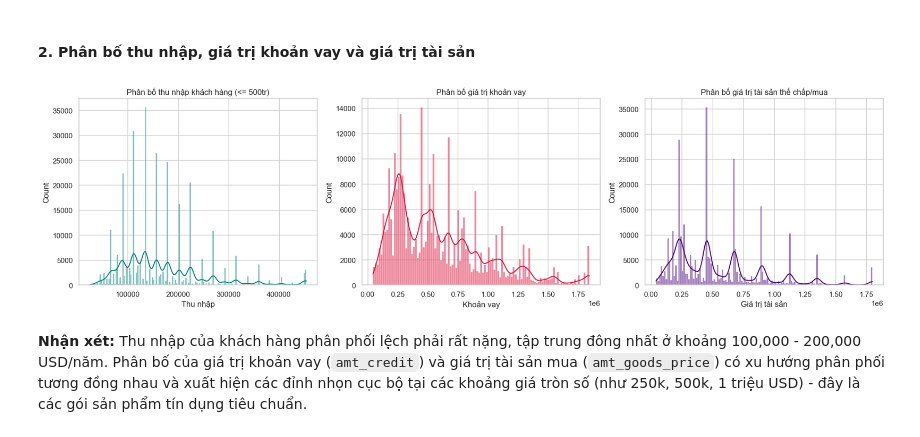
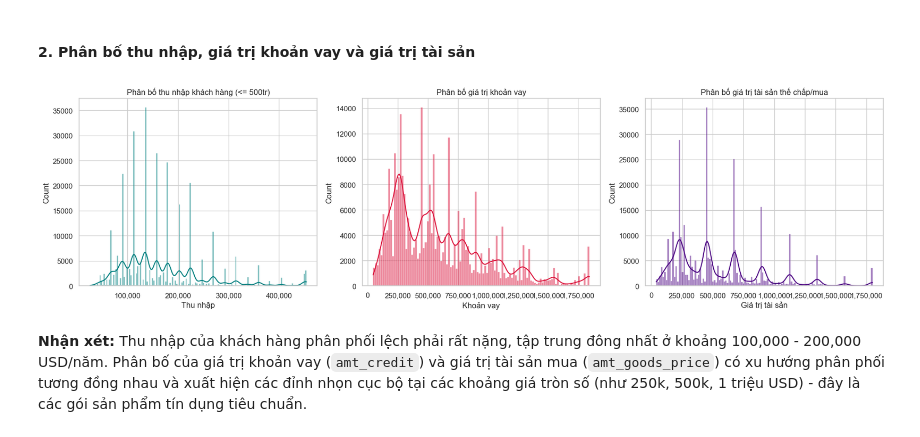
Before and after one commit to thanhhung9720001-collab/credit-risk-classifier, a Jupyter notebook: notebooks/04_eda_visualization.ipynb, the cells around one changed output. Drawn from its saved outputs; the diff is of its cells as text; code cells hidden in the pictures.

```diff
--- a/notebooks/04_eda_visualization.ipynb
+++ b/notebooks/04_eda_visualization.ipynb
@@ -256,27 +256,32 @@ Passing `palette` without assigning `hue` is deprecated and will be removed in v
 # %% [markdown]
 #### 2. Phân bố thu nhập, giá trị khoản vay và giá trị tài sản
 # %%
+import matplotlib.ticker as ticker
+
 fig, axes = plt.subplots(1, 3, figsize=(18, 5))
 
 # 1. Phân bố thu nhập (giới hạn dưới 500tr để tránh outlier kéo lệch biểu đồ)
 sns.histplot(data=df[df["amt_income_total"] <= 500000], x="amt_income_total", kde=True, ax=axes[0], color="teal")
 axes[0].set_title("Phân bố thu nhập khách hàng (<= 500tr)")
 axes[0].set_xlabel("Thu nhập")
+axes[0].xaxis.set_major_formatter(ticker.StrMethodFormatter('{x:,.0f}'))
 
 # 2. Phân bố giá trị khoản vay
 sns.histplot(data=df, x="amt_credit", kde=True, ax=axes[1], color="crimson")
 axes[1].set_title("Phân bố giá trị khoản vay")
 axes[1].set_xlabel("Khoản vay")
+axes[1].xaxis.set_major_formatter(ticker.StrMethodFormatter('{x:,.0f}'))
 
 # 3. Phân bố giá trị tài sản mua
 sns.histplot(data=df, x="amt_goods_price", kde=True, ax=axes[2], color="indigo")
 axes[2].set_title("Phân bố giá trị tài sản thế chấp/mua")
 axes[2].set_xlabel("Giá trị tài sản")
+axes[2].xaxis.set_major_formatter(ticker.StrMethodFormatter('{x:,.0f}'))
 
 plt.tight_layout()
 plt.show()
 # %% [output]
-[figure, old version]
+[figure, new version]
 # %% [markdown]
 **Nhận xét:** Thu nhập của khách hàng phân phối lệch phải rất nặng, tập trung đông nhất ở khoảng 100,000 - 200,000 USD/năm. Phân bố của giá trị khoản vay (`amt_credit`) và giá trị tài sản mua (`amt_goods_price`) có xu hướng phân phối tương đồng nhau và xuất hiện các đỉnh nhọn cục bộ tại các khoảng giá tròn số (như 250k, 500k, 1 triệu USD) - đây là các gói sản phẩm tín dụng tiêu chuẩn.
 # %% [markdown]
```
Also changed, not shown: 1 other file.
